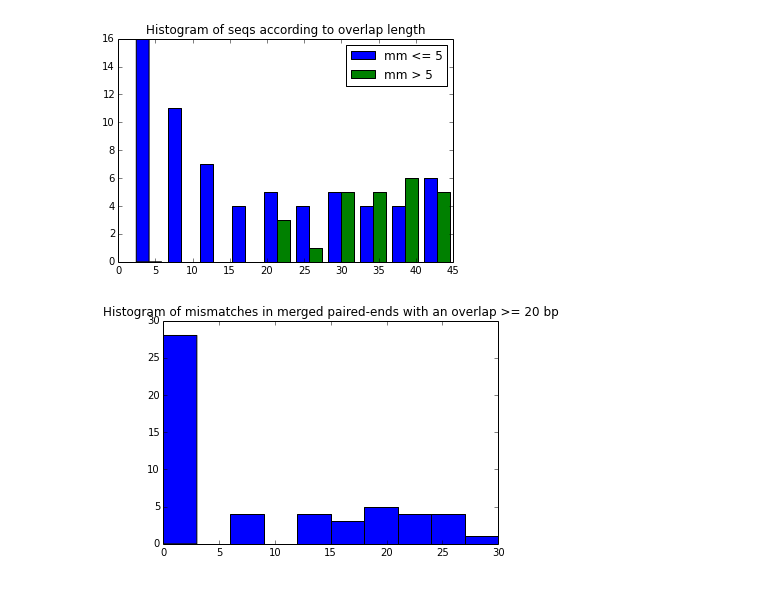
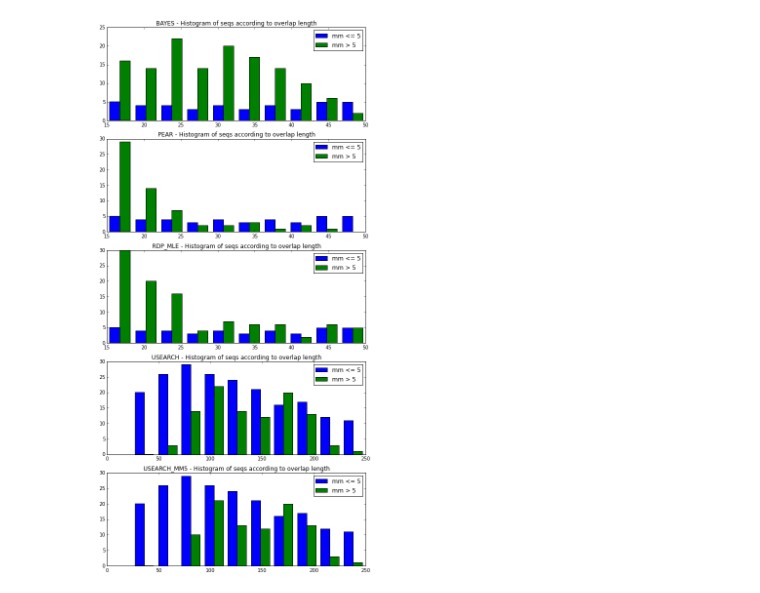
Before and after one commit to maubar/biotico-tools, a Jupyter notebook: ipython_nb/visualize_merged_paired_ends.ipynb, the cells around one changed output. Saved outputs shown, nothing was run; the diff lists cells and outputs as text; code cells hidden in the pictures.

```diff
--- a/ipython_nb/visualize_merged_paired_ends.ipynb
+++ b/ipython_nb/visualize_merged_paired_ends.ipynb
@@ -106,6 +133,7 @@ from collections import defaultdict
 # %%
 #If data points are few , calculate density of each point manually
-density = defaultdict(int)
-for l,p,m in align_stats:
-    density[(l,p,m)] += 1
+density = defaultdict(lambda : defaultdict(int))
+for strategy in alignment_stats:
+    for stat in alignment_stats[strategy]:
+        density[strategy][stat] += 1
 # %%
@@ -127,0 +149,12 @@ plt.colorbar()
+# %%
+plt.figure(figsize=(5,10))
+i=1
+for strategy in sorted(density):
+    plt.subplot(len(density)*100+10+i)
+    plt.title(strategy)
+    plt.scatter( align_len_np[strategy] , pct_id_np[strategy] ,c=density_np[strategy],vmin=0,vmax=20)
+    plt.colorbar()
+    i+=1
+plt.tight_layout()
+plt.show()
+#plt.savefig("alignlen_vs_pctid.pdf")
@@ -127,0 +163,11 @@ plt.colorbar()
+# %%
+plt.figure(figsize=(8,16))
+i=1
+for strategy in sorted(density):
+    plt.subplot(len(density)*100+10+i)
+    plt.title(strategy)
+    plt.scatter( align_len_np[strategy] , mismatch_np[strategy] ,c=density_np[strategy],vmin=0,vmax=20)
+    plt.colorbar()
+    i+=1
+plt.tight_layout()
+plt.show()
@@ -128,11 +176,14 @@ plt.colorbar()
 # %%
-plt.hist(  (align_len_np[mismatch_np<=5],align_len_np[mismatch_np>5]), label=['mm <= 5', 'mm > 5' ])
-plt.legend()
-_ = plt.title("Histogram of seqs according to overlap length")
+i=1
+plt.figure(figsize=(8,16))
+for strategy in sorted(density):
+    #strategy="rdp_mle"
+    plt.subplot(len(density)*100+10+i)
+    plt.hist(  (align_len_np[strategy][mismatch_np[strategy]<=5],align_len_np[strategy][mismatch_np[strategy]>5]), label=['mm <= 5', 'mm > 5' ])
+    plt.legend()
+    _ = plt.title(strategy.upper()+" - Histogram of seqs according to overlap length")
+    i+=1
+plt.tight_layout()
+plt.show()
 # %% [output]
-[figure, old version]
+[figure, new version]
-# %%
-plt.hist( mismatch_np[align_len_np >= 20])
-_ = plt.title("Histogram of mismatches in merged paired-ends with an overlap >= 20 bp")
-# %% [output]
-[figure, removed]
```
Also changed, not shown: parts of 17 cells of this notebook.
